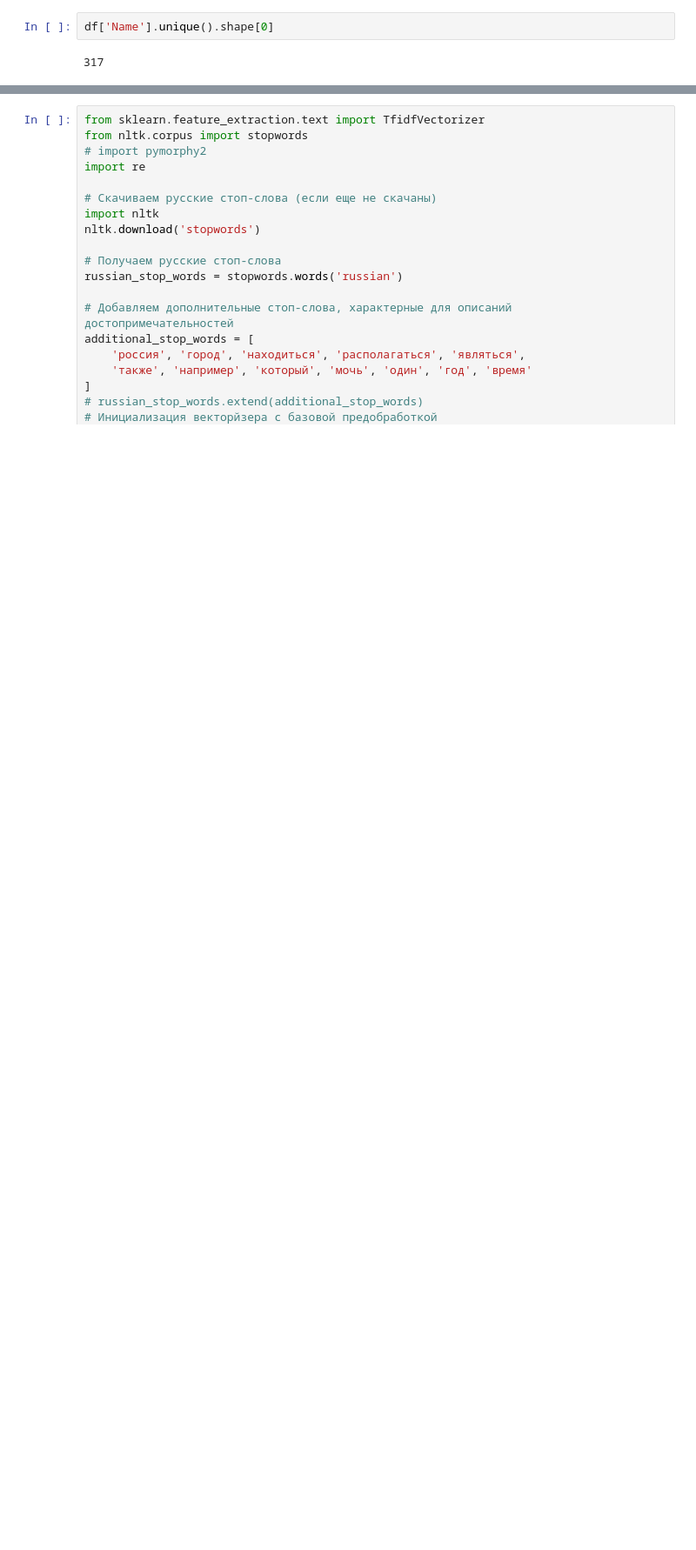
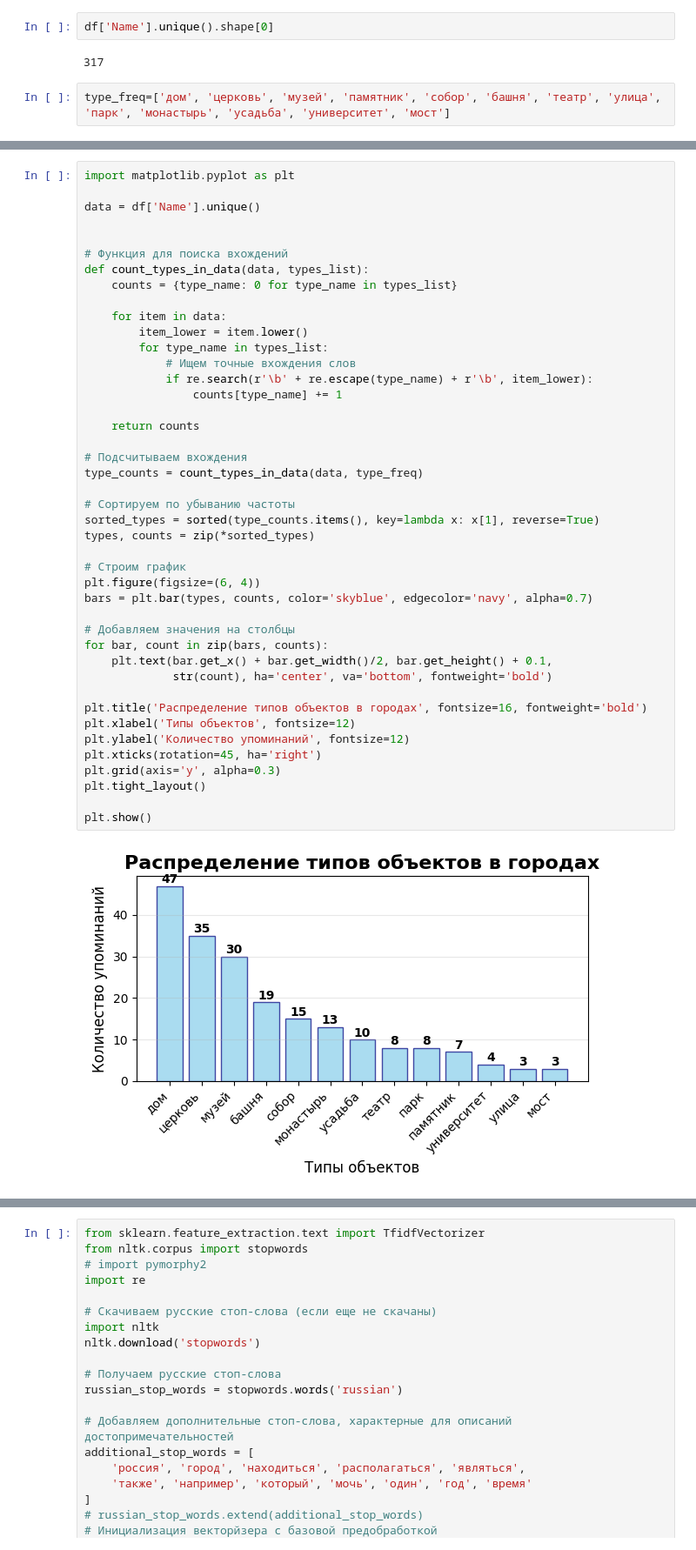
Before and after one commit to alex-chin/dls_part_2_nlp, a Jupyter notebook: week_08_chatgpt_instruction_tuning_RAG/Homework/hw05_rag.ipynb, the cells around one changed output, grey strips where cells are left out. Shown: that part at 87% size. Saved outputs shown, nothing was run; the diff lists cells and outputs as text; blank space fills up the shorter version.

```diff
--- a/week_08_chatgpt_instruction_tuning_RAG/Homework/hw05_rag.ipynb
+++ b/week_08_chatgpt_instruction_tuning_RAG/Homework/hw05_rag.ipynb
@@ -230,3 +238,5 @@ SyntaxError: invalid syntax (2292064047.py, line 1)
 df['Name'].unique().shape[0]
 # %% [output]
 317
+# %%
+type_freq=['дом', 'церковь', 'музей', 'памятник', 'собор', 'башня', 'театр', 'улица', 'парк', 'монастырь', 'усадьба', 'университет', 'мост']
@@ -232,0 +245,45 @@ df['Name'].unique().shape[0]
+# %%
+import matplotlib.pyplot as plt
+
+data = df['Name'].unique()
+
+
+# Функция для поиска вхождений
+def count_types_in_data(data, types_list):
+    counts = {type_name: 0 for type_name in types_list}
+
+    for item in data:
+        item_lower = item.lower()
+        for type_name in types_list:
+            # Ищем точные вхождения слов
+            if re.search(r'\b' + re.escape(type_name) + r'\b', item_lower):
+                counts[type_name] += 1
+
+    return counts
+
+# Подсчитываем вхождения
+type_counts = count_types_in_data(data, type_freq)
+
+# Сортируем по убыванию частоты
+sorted_types = sorted(type_counts.items(), key=lambda x: x[1], reverse=True)
+types, counts = zip(*sorted_types)
+
+# Строим график
+plt.figure(figsize=(6, 4))
+bars = plt.bar(types, counts, color='skyblue', edgecolor='navy', alpha=0.7)
+
+# Добавляем значения на столбцы
+for bar, count in zip(bars, counts):
+    plt.text(bar.get_x() + bar.get_width()/2, bar.get_height() + 0.1,
+             str(count), ha='center', va='bottom', fontweight='bold')
+
+plt.title('Распределение типов объектов в городах', fontsize=16, fontweight='bold')
+plt.xlabel('Типы объектов', fontsize=12)
+plt.ylabel('Количество упоминаний', fontsize=12)
+plt.xticks(rotation=45, ha='right')
+plt.grid(axis='y', alpha=0.3)
+plt.tight_layout()
+
+plt.show()
+# %% [output]
+[figure, added]
```
Also changed, not shown: parts of 25 cells of this notebook.
